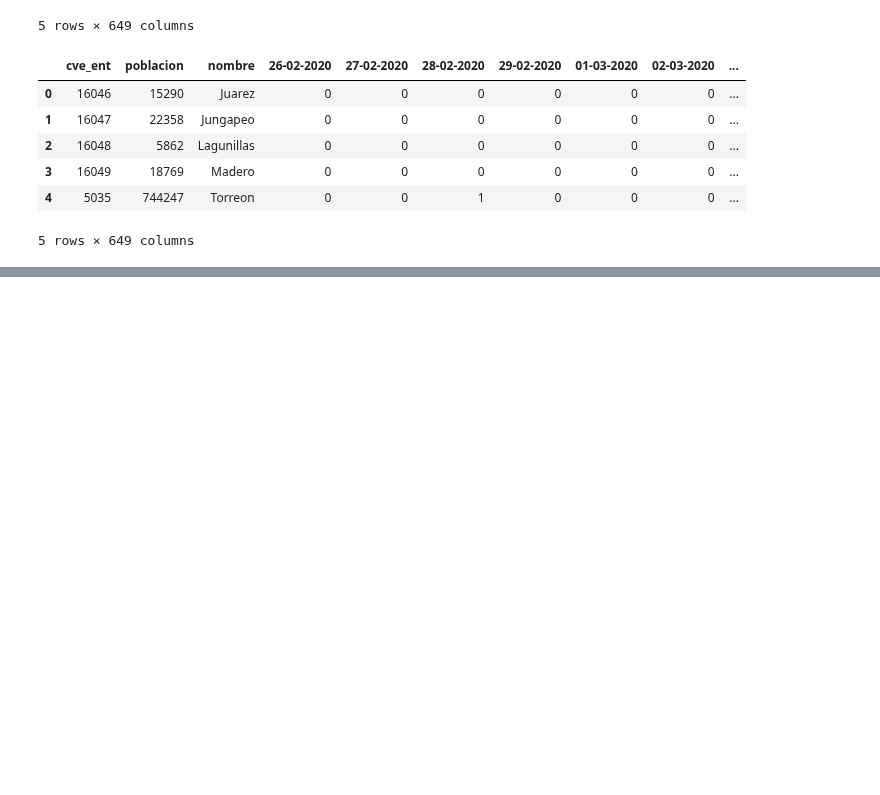
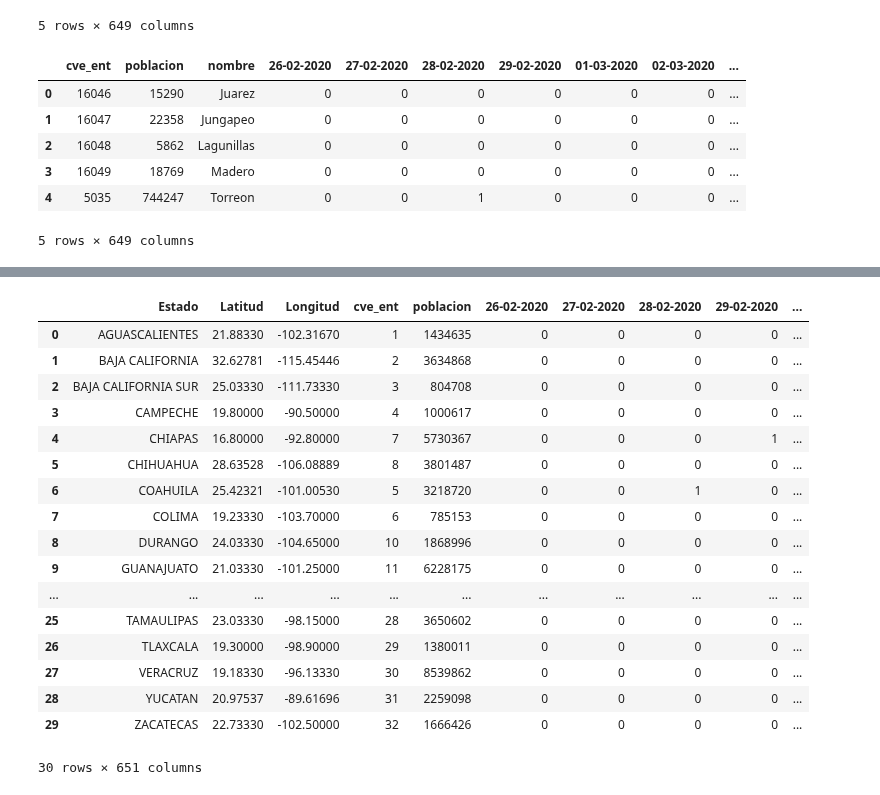
Before and after one commit to artthuro6/Covid-19, a Jupyter notebook: notebooks/Analisis/ETL.ipynb, the cells around one changed output, grey strips where cells are left out. Cells and saved outputs as stored; diff of their text form; code cells hidden in the pictures; blank space fills up the shorter version.

```diff
--- a/notebooks/Analisis/ETL.ipynb
+++ b/notebooks/Analisis/ETL.ipynb
@@ -63,0 +120,21 @@ print(coordenada)
+# %%
+pd.merge(df_coordenada.sort_values(by='Estado'), df_nacional.sort_values(by='Estado'))
+# %% [output]
+|  | Estado | Latitud | Longitud | cve_ent | poblacion | 26-02-2020 | 27-02-2020 | 28-02-2020 | 29-02-2020 | ... |
+| 0 | AGUASCALIENTES | 21.88330 | -102.31670 | 1 | 1434635 | 0 | 0 | 0 | 0 | ... |
+| 1 | BAJA CALIFORNIA | 32.62781 | -115.45446 | 2 | 3634868 | 0 | 0 | 0 | 0 | ... |
+| 2 | BAJA CALIFORNIA SUR | 25.03330 | -111.73330 | 3 | 804708 | 0 | 0 | 0 | 0 | ... |
+| 3 | CAMPECHE | 19.80000 | -90.50000 | 4 | 1000617 | 0 | 0 | 0 | 0 | ... |
+| 4 | CHIAPAS | 16.80000 | -92.80000 | 7 | 5730367 | 0 | 0 | 0 | 1 | ... |
+| 5 | CHIHUAHUA | 28.63528 | -106.08889 | 8 | 3801487 | 0 | 0 | 0 | 0 | ... |
+| 6 | COAHUILA | 25.42321 | -101.00530 | 5 | 3218720 | 0 | 0 | 1 | 0 | ... |
+| 7 | COLIMA | 19.23330 | -103.70000 | 6 | 785153 | 0 | 0 | 0 | 0 | ... |
+| 8 | DURANGO | 24.03330 | -104.65000 | 10 | 1868996 | 0 | 0 | 0 | 0 | ... |
+| 9 | GUANAJUATO | 21.03330 | -101.25000 | 11 | 6228175 | 0 | 0 | 0 | 0 | ... |
+| ... | ... | ... | ... | ... | ... | ... | ... | ... | ... | ... |
+| 25 | TAMAULIPAS | 23.03330 | -98.15000 | 28 | 3650602 | 0 | 0 | 0 | 0 | ... |
+| 26 | TLAXCALA | 19.30000 | -98.90000 | 29 | 1380011 | 0 | 0 | 0 | 0 | ... |
+| 27 | VERACRUZ | 19.18330 | -96.13330 | 30 | 8539862 | 0 | 0 | 0 | 0 | ... |
+| 28 | YUCATAN | 20.97537 | -89.61696 | 31 | 2259098 | 0 | 0 | 0 | 0 | ... |
+| 29 | ZACATECAS | 22.73330 | -102.50000 | 32 | 1666426 | 0 | 0 | 0 | 0 | ... |
+30 rows × 651 columns
```
Also changed, not shown: parts of 17 cells of this notebook, 3 other files.
